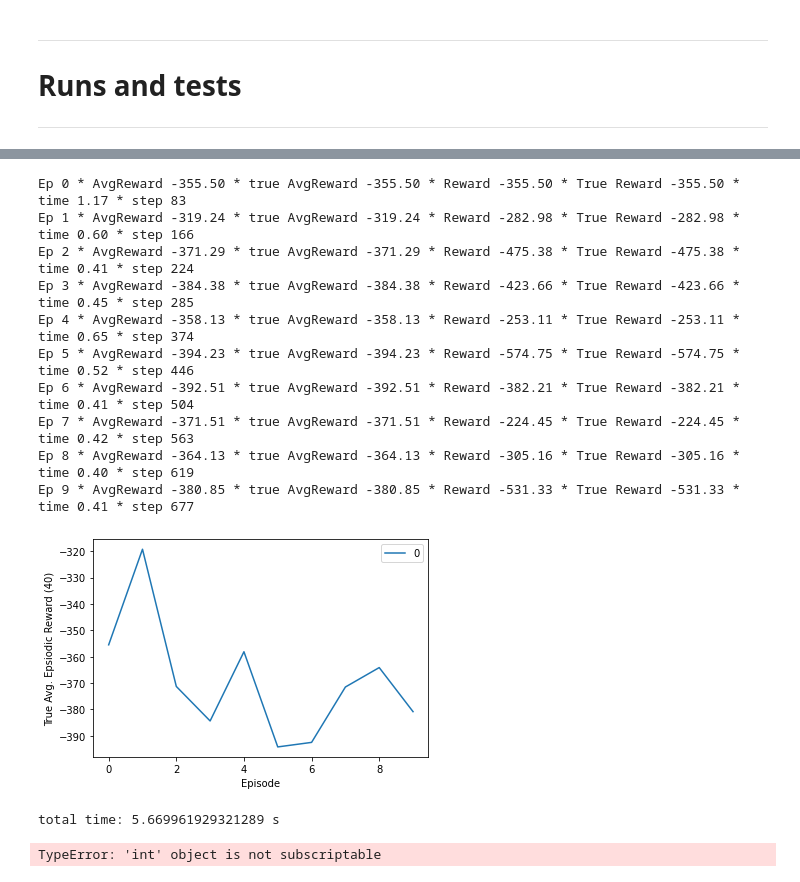
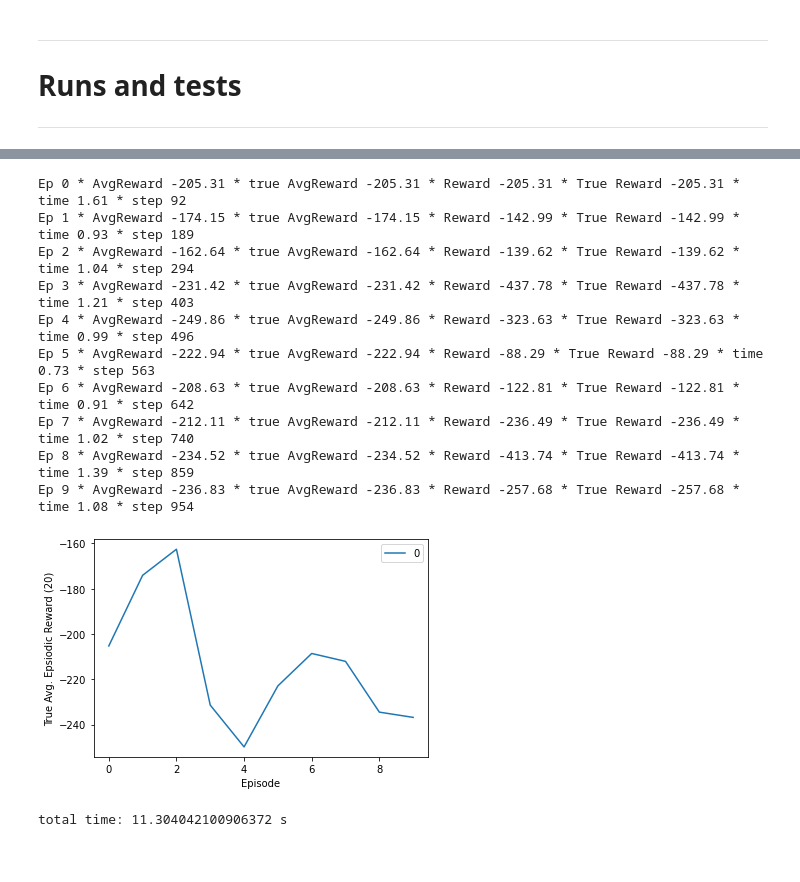
Before and after one commit to mnbvmnbv2/Lunar-Lander, a Jupyter notebook: Lunar.ipynb, the cells around one changed output, grey strips where cells are left out. Drawn from its saved outputs; the diff is of its cells as text; code cells hidden in the pictures.

Commit message:
Change base params, better saving and save graphs

```diff
--- a/Lunar.ipynb
+++ b/Lunar.ipynb
@@ -201,11 +202,11 @@ def fixed(x, episode):
     return x
 # %%
 def run(total_trials=1, total_episodes=100,
-            buffer_capacity=100000, batch_size=64, std_dev=0.2, critic_lr=0.002, render=False,
-            actor_lr=0.001, gamma=0.99, tau=0.005, noise_mult=1, save_weights=False,
+            buffer_capacity=50000, batch_size=64, std_dev=0.2, critic_lr=0.0002, render=False,
+            actor_lr=0.0001, gamma=0.99, tau=0.005, noise_mult=1, save_weights=True,
             directory='Weights/', actor_name='actor', critic_name='critic',
             gamma_func=fixed, tau_func=fixed, critic_lr_func=fixed, actor_lr_func=fixed,
-            noise_mult_func=fixed, std_dev_func=fixed, mean_number=40, output=True,
+            noise_mult_func=fixed, std_dev_func=fixed, mean_number=20, output=True,
             return_rewards=False, total_time=True, use_guide=False, solved=200,
             continuous=True, environment='LunarLander-v2', seed=1453, start_steps=0,
             gravity=-10.0, enable_wind=False, wind_power=15.0, turbulence_power=1.5):
@@ -349,9 +350,21 @@ def run(total_trials=1, total_episodes=100,
             if true_avg_reward >= solved:
                 break
 
+        # Save weights naming
+        now = datetime.datetime.now()
+        timestamp = "{}.{}.{}.{}.{}.{}".format(now.year, now.month, now.day, now.hour, now.minute, now.second)
+        save_name = environment + '_' + str(total_episodes) + '_' + \
+        str(buffer_capacity) + '_' + str(batch_size) + '_' + str(std_dev) + '_' + \
+        str(critic_lr) + '_' + str(actor_lr) + '_' + str(gamma) + '_' + str(tau) + '_' + \
+        str(noise_mult) + '_' + str(gamma_func.__name__) + '_' + str(tau_func.__name__) + '_' + \
+        str(critic_lr_func.__name__) + '_' + str(actor_lr_func.__name__) + '_' + \
+        str(noise_mult_func.__name__) + '_' + str(std_dev_func.__name__) + '_' + \
+        str(mean_number) + '_' + str(use_guide) + '_' + str(solved) + '_' + \
+        str(continuous) + '_' + str(start_steps) + '_' + str(gravity) + '_' + str(enable_wind) + '_' + \
+        str(wind_power) + '_' + str(turbulence_power) + '_' + str(timestamp)
         if save_weights:
-            agent.actor_model.save_weights(directory + actor_name + '-trial' + str(trial) + '.h5')
-            agent.critic_model.save_weights(directory + critic_name + '-trial' + str(trial) + '.h5')
+            agent.actor_model.save_weights(directory + actor_name + '-trial' + str(trial) + '_' + save_name + '.h5')
+            agent.critic_model.save_weights(directory + critic_name + '-trial' + str(trial) + '_' + save_name + '.h5')
 
     # Plotting graph
     for idx, p in enumerate(true_avg_reward_list):
@@ -359,6 +372,7 @@ def run(total_trials=1, total_episodes=100,
     plt.xlabel("Episode")
     plt.ylabel("True Avg. Epsiodic Reward (" + str(mean_number) + ")")
     plt.legend()
+    plt.savefig('Graphs/' + save_name + '.png')
     plt.show()
 
     print('total time:',time.time() - tot_time, 's')
@@ -522,19 +500,0 @@ total time: 62.089587450027466 s
-# %%
-run(total_trials=1, total_episodes=10, start_steps=5, continuous=False, save_weights=True)
-# %% [output]
-Ep 0 * AvgReward -355.50 * true AvgReward -355.50 * Reward -355.50 * True Reward -355.50 * time 1.17 * step 83
-Ep 1 * AvgReward -319.24 * true AvgReward -319.24 * Reward -282.98 * True Reward -282.98 * time 0.60 * step 166
-Ep 2 * AvgReward -371.29 * true AvgReward -371.29 * Reward -475.38 * True Reward -475.38 * time 0.41 * step 224
-Ep 3 * AvgReward -384.38 * true AvgReward -384.38 * Reward -423.66 * True Reward -423.66 * time 0.45 * step 285
-Ep 4 * AvgReward -358.13 * true AvgReward -358.13 * Reward -253.11 * True Reward -253.11 * time 0.65 * step 374
-Ep 5 * AvgReward -394.23 * true AvgReward -394.23 * Reward -574.75 * True Reward -574.75 * time 0.52 * step 446
-Ep 6 * AvgReward -392.51 * true AvgReward -392.51 * Reward -382.21 * True Reward -382.21 * time 0.41 * step 504
-Ep 7 * AvgReward -371.51 * true AvgReward -371.51 * Reward -224.45 * True Reward -224.45 * time 0.42 * step 563
-Ep 8 * AvgReward -364.13 * true AvgReward -364.13 * Reward -305.16 * True Reward -305.16 * time 0.40 * step 619
-Ep 9 * AvgReward -380.85 * true AvgReward -380.85 * Reward -531.33 * True Reward -531.33 * time 0.41 * step 677
-[figure, removed]
-total time: 5.669961929321289 s
-# %%
-test(render=True, continuous=False, total_episodes=3)
-# %% [output]
-TypeError: 'int' object is not subscriptable
@@ -540,0 +504,15 @@ TypeError: 'int' object is not subscriptable
+# %%
+run(total_trials=1, total_episodes=10, start_steps=10000, continuous=False, save_weights=True)
+# %% [output]
+Ep 0 * AvgReward -205.31 * true AvgReward -205.31 * Reward -205.31 * True Reward -205.31 * time 1.61 * step 92
+Ep 1 * AvgReward -174.15 * true AvgReward -174.15 * Reward -142.99 * True Reward -142.99 * time 0.93 * step 189
+Ep 2 * AvgReward -162.64 * true AvgReward -162.64 * Reward -139.62 * True Reward -139.62 * time 1.04 * step 294
+Ep 3 * AvgReward -231.42 * true AvgReward -231.42 * Reward -437.78 * True Reward -437.78 * time 1.21 * step 403
+Ep 4 * AvgReward -249.86 * true AvgReward -249.86 * Reward -323.63 * True Reward -323.63 * time 0.99 * step 496
+Ep 5 * AvgReward -222.94 * true AvgReward -222.94 * Reward -88.29 * True Reward -88.29 * time 0.73 * step 563
+Ep 6 * AvgReward -208.63 * true AvgReward -208.63 * Reward -122.81 * True Reward -122.81 * time 0.91 * step 642
+Ep 7 * AvgReward -212.11 * true AvgReward -212.11 * Reward -236.49 * True Reward -236.49 * time 1.02 * step 740
+Ep 8 * AvgReward -234.52 * true AvgReward -234.52 * Reward -413.74 * True Reward -413.74 * time 1.39 * step 859
+Ep 9 * AvgReward -236.83 * true AvgReward -236.83 * Reward -257.68 * True Reward -257.68 * time 1.08 * step 954
+[figure, added]
+total time: 11.304042100906372 s
```
Also changed, not shown: parts of 10 cells of this notebook, 1 other file.
